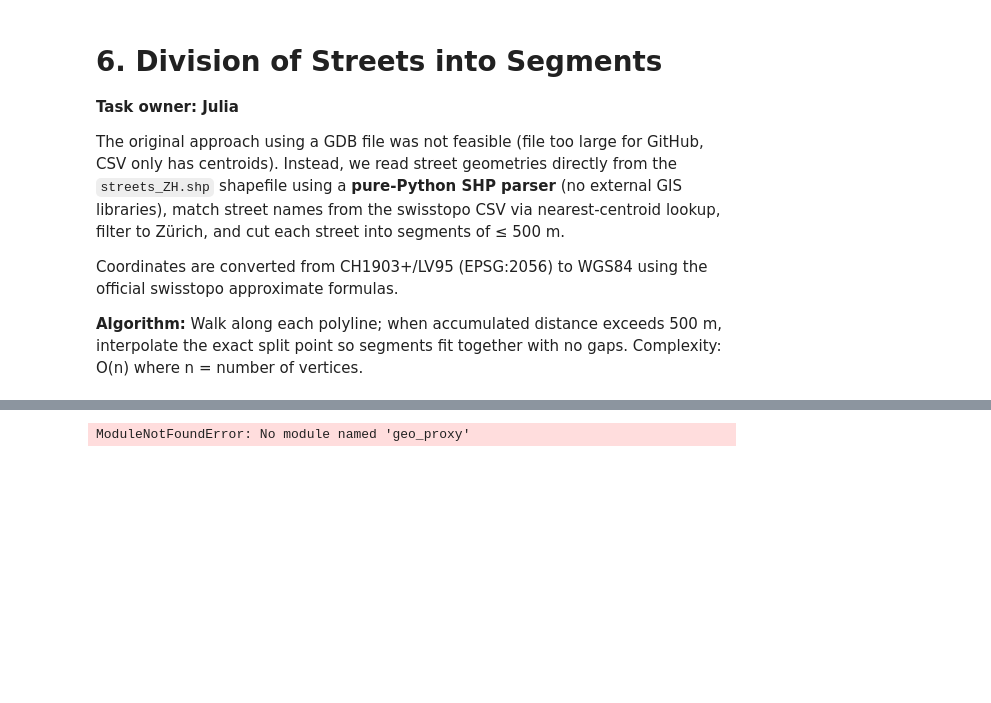
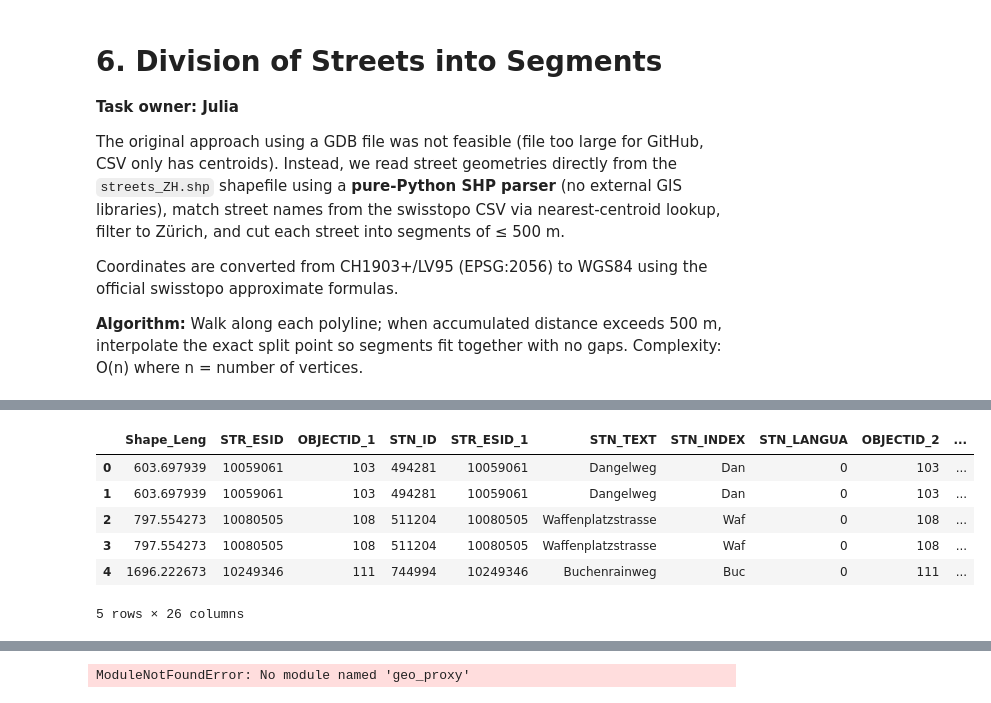
Before and after one commit to BeachBall2024/GEO-spa-algo, a Jupyter notebook: submission.ipynb, the cells around one changed output, grey strips where cells are left out. Cells and saved outputs as stored; diff of their text form; code cells hidden in the pictures; blank space fills up the shorter version.

```diff
--- a/submission.ipynb
+++ b/submission.ipynb
@@ -563,2 +251,12 @@ plt.show()
+# %%
+result.head()
+# %% [output]
+|  | Shape_Leng | STR_ESID | OBJECTID_1 | STN_ID | STR_ESID_1 | STN_TEXT | STN_INDEX | STN_LANGUA | OBJECTID_2 | ... |
+| 0 | 603.697939 | 10059061 | 103 | 494281 | 10059061 | Dangelweg | Dan | 0 | 103 | ... |
+| 1 | 603.697939 | 10059061 | 103 | 494281 | 10059061 | Dangelweg | Dan | 0 | 103 | ... |
+| 2 | 797.554273 | 10080505 | 108 | 511204 | 10080505 | Waffenplatzstrasse | Waf | 0 | 108 | ... |
+| 3 | 797.554273 | 10080505 | 108 | 511204 | 10080505 | Waffenplatzstrasse | Waf | 0 | 108 | ... |
+| 4 | 1696.222673 | 10249346 | 111 | 744994 | 10249346 | Buchenrainweg | Buc | 0 | 111 | ... |
+5 rows × 26 columns
 # %%
 #Buffer creation MURIEL
```
Also changed, not shown: parts of 16 cells of this notebook.
